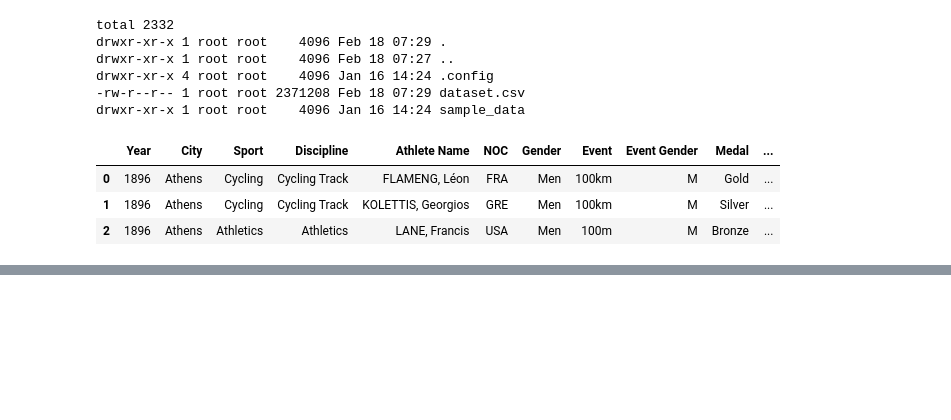
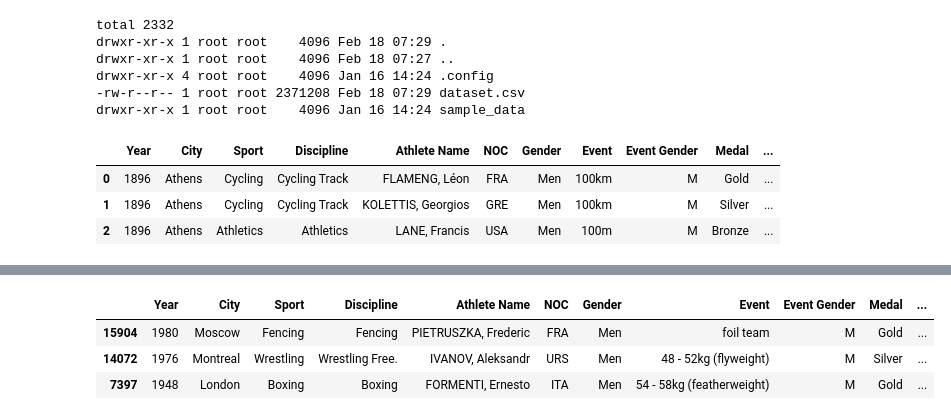
Before and after one commit to valdal14/olympy, a Jupyter notebook: main.ipynb, the cells around one changed output, grey strips where cells are left out. Saved outputs shown, nothing was run; the diff lists cells and outputs as text; code cells hidden in the pictures; blank space fills up the shorter version.

```diff
--- a/main.ipynb
+++ b/main.ipynb
@@ -57,0 +77,10 @@ olympic_data.head(3)
+# %%
+# .sample() - Returns a random sample of items from an axis of object
+olympic_data.sample?
+
+olympic_data.sample(3)
+# %% [output]
+|  | Year | City | Sport | Discipline | Athlete Name | NOC | Gender | Event | Event Gender | Medal | ... |
+| 15904 | 1980 | Moscow | Fencing | Fencing | PIETRUSZKA, Frederic | FRA | Men | foil team | M | Gold | ... |
+| 14072 | 1976 | Montreal | Wrestling | Wrestling Free. | IVANOV, Aleksandr | URS | Men | 48 - 52kg (flyweight) | M | Silver | ... |
+| 7397 | 1948 | London | Boxing | Boxing | FORMENTI, Ernesto | ITA | Men | 54 - 58kg (featherweight) | M | Gold | ... |
```
Also changed, not shown: parts of 6 cells of this notebook.
